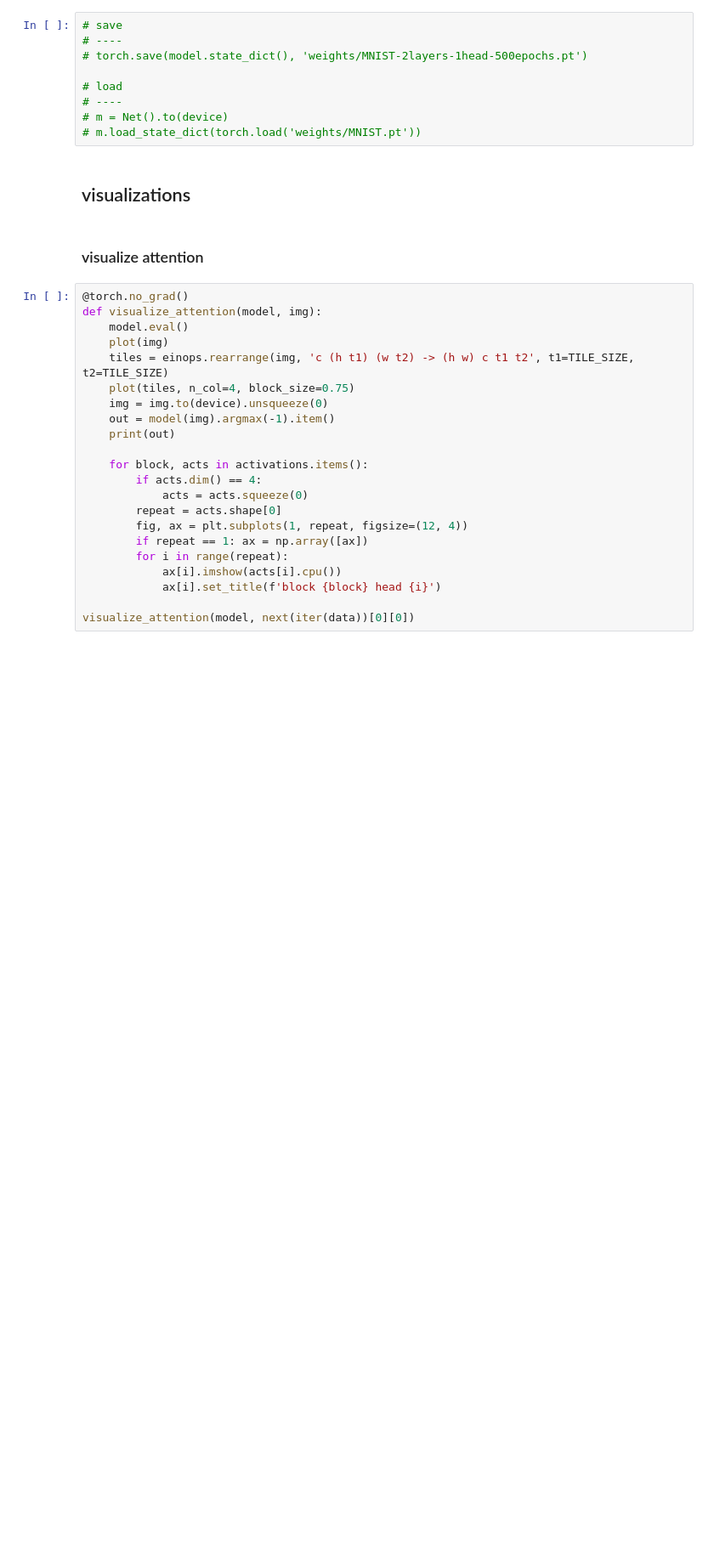
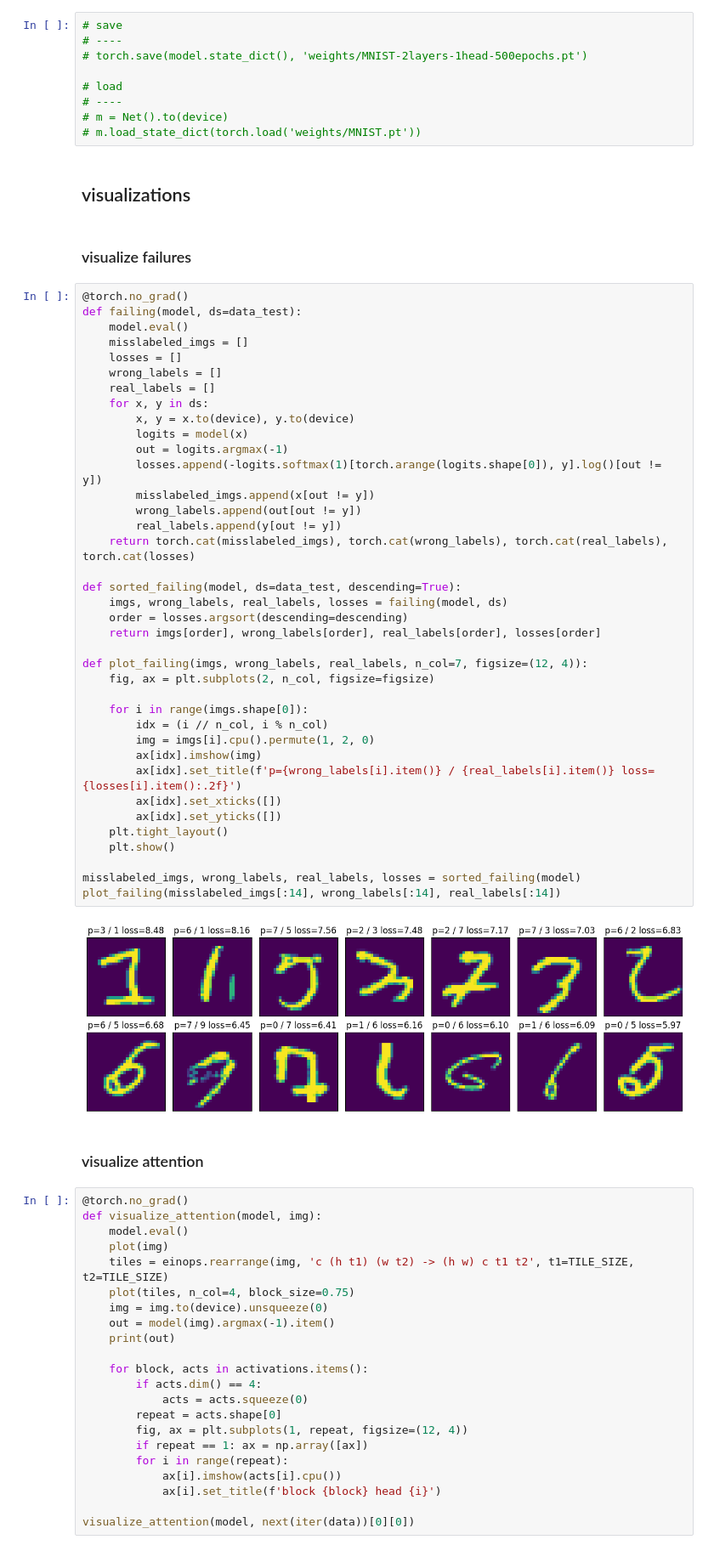
Before and after one commit to peluche/ViT, a Jupyter notebook: vit.ipynb, the cells around one changed output. Shown at 85% size. Saved outputs shown, nothing was run; the diff lists cells and outputs as text; blank space fills up the shorter version.

Commit message:
visualize worst missmatches

```diff
--- a/vit.ipynb
+++ b/vit.ipynb
@@ -327,6 +327,48 @@ accuracy on train: 0.9775333404541016
 # m.load_state_dict(torch.load('weights/MNIST.pt'))
 # %% [markdown]
 ## visualizations
+# %% [markdown]
+### visualize failures
+# %%
+@torch.no_grad()
+def failing(model, ds=data_test):
+    model.eval()
+    misslabeled_imgs = []
+    losses = []
+    wrong_labels = []
+    real_labels = []
+    for x, y in ds:
+        x, y = x.to(device), y.to(device)
+        logits = model(x)
+        out = logits.argmax(-1)
+        losses.append(-logits.softmax(1)[torch.arange(logits.shape[0]), y].log()[out != y])
+        misslabeled_imgs.append(x[out != y])
+        wrong_labels.append(out[out != y])
+        real_labels.append(y[out != y])
+    return torch.cat(misslabeled_imgs), torch.cat(wrong_labels), torch.cat(real_labels), torch.cat(losses)
+
+def sorted_failing(model, ds=data_test, descending=True):
+    imgs, wrong_labels, real_labels, losses = failing(model, ds)
+    order = losses.argsort(descending=descending)
+    return imgs[order], wrong_labels[order], real_labels[order], losses[order]
+
+def plot_failing(imgs, wrong_labels, real_labels, n_col=7, figsize=(12, 4)):
+    fig, ax = plt.subplots(2, n_col, figsize=figsize)
+
+    for i in range(imgs.shape[0]):
+        idx = (i // n_col, i % n_col)
+        img = imgs[i].cpu().permute(1, 2, 0)
+        ax[idx].imshow(img)
+        ax[idx].set_title(f'p={wrong_labels[i].item()} / {real_labels[i].item()} loss={losses[i].item():.2f}')
+        ax[idx].set_xticks([])
+        ax[idx].set_yticks([])
+    plt.tight_layout()
+    plt.show()
+
+misslabeled_imgs, wrong_labels, real_labels, losses = sorted_failing(model)
+plot_failing(misslabeled_imgs[:14], wrong_labels[:14], real_labels[:14])
+# %% [output]
+[figure, added]
 # %% [markdown]
 ### visualize attention
 # %%
```
Also changed, not shown: parts of 2 cells of this notebook.
